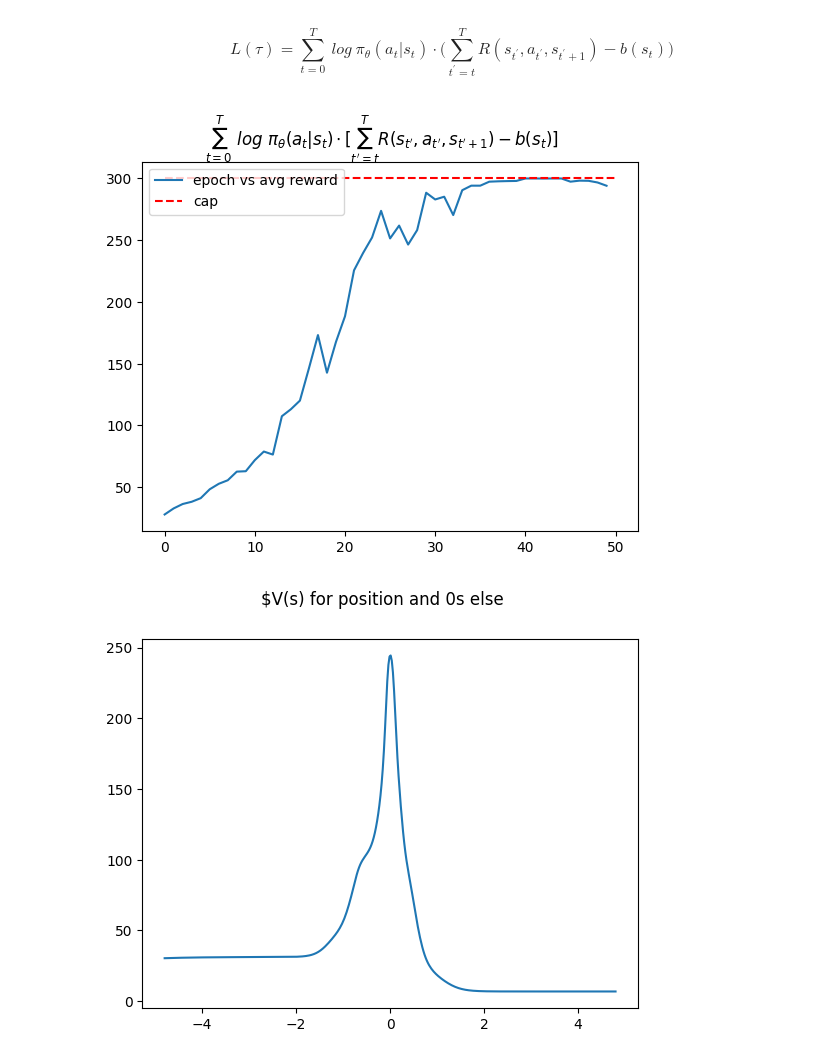
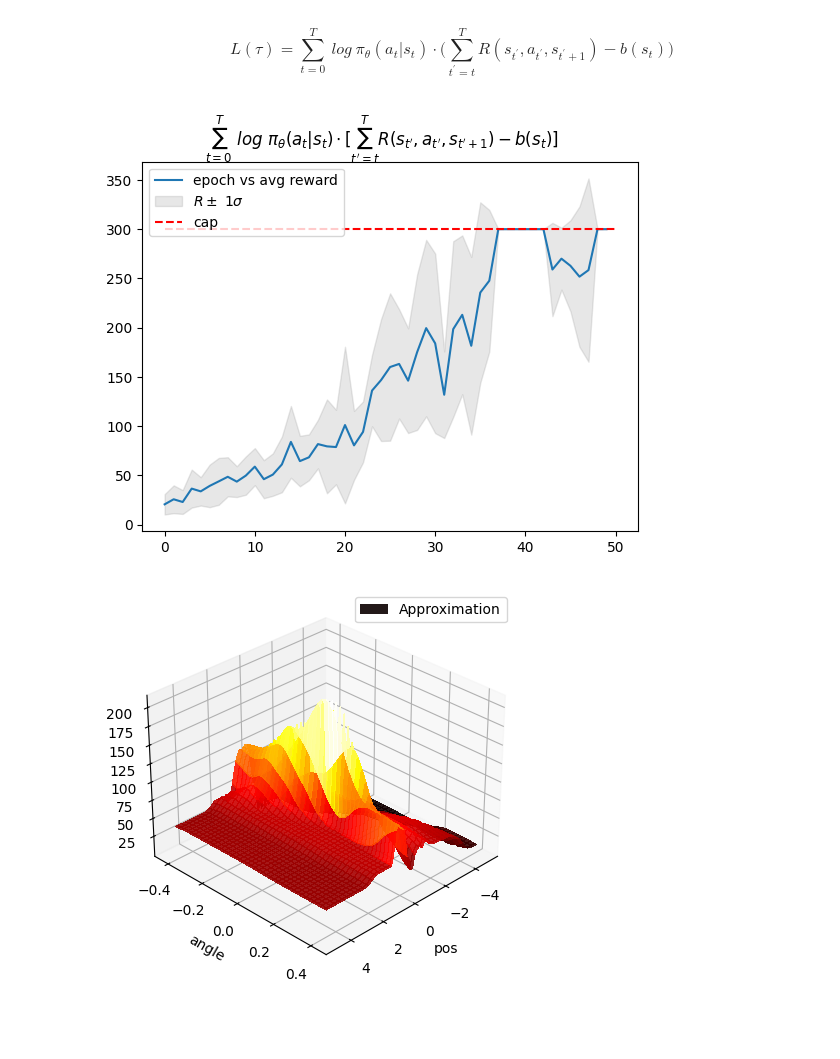
Before and after one commit to ajegorovs/aj_python_tool_lib, a Jupyter notebook: data_processing/neural_networks/DEEP_RL_Deep_Reinfocement_Learning/01_Simplest_Policy_Gradient_Implementations.ipynb, the cells around one changed output. Cells and saved outputs as stored; diff of their text form; code cells hidden in the pictures; blank space fills up the shorter version.

```diff
--- a/data_processing/neural_networks/DEEP_RL_Deep_Reinfocement_Learning/01_Simplest_Policy_Gradient_Implementations.ipynb
+++ b/data_processing/neural_networks/DEEP_RL_Deep_Reinfocement_Learning/01_Simplest_Policy_Gradient_Implementations.ipynb
@@ -248,9 +236,13 @@ Source from https://spinningup.openai.com/en/latest/algorithms/vpg.html
 
 ![image.png](attachment:image.png)
 # %%
+env_CP          = env_info('CartPole-v1',device=device)
 env_CP_policy   = policy(   num_obs, num_acts   , [32])
 env_CP_value    = value(    num_obs, 1          , [32], lr = 0.1)
+env_CP_policy.to(device)
+env_CP_value.to(device)
 progress        = []
+progress_std    = []
 # %% [markdown]
 
 $$L(\tau) = \sum_{t=0}^{T} \ log  \ \pi_\theta(a_t|s_t) \cdot \bigg(\sum_{t^\prime = t}^T R(s_{t^\prime}, a_{t^\prime}, s_{t^\prime +1}) -b(s_t)\bigg)$$
@@ -299,19 +277,33 @@ for _ in tq_iter:
 # %%
-plt.plot(progress, label='epoch vs avg reward')    ;
-plt.hlines(300, 0, len(progress), linestyles='--', label='cap', colors= 'r')
+x = torch.arange(len(progress))
+y1 = torch.tensor(progress)
+y2 = torch.tensor(progress_std)
+plt.plot(x,y1, label='epoch vs avg reward')    ;
+plt.fill_between(x, y1 - y2, y1 + y2, color='#888888', alpha=0.2, label='$R\pm$ 1$\sigma$')
+plt.hlines(reward_cap, 0, len(progress), linestyles='--', label='cap', colors= 'r')
 plt.legend()
 plt.suptitle(r'$\sum_{t=0}^{T} \ log  \ \pi_\theta(a_t|s_t) \cdot [\sum_{t^\prime = t}^T R(s_{t^\prime}, a_{t^\prime}, s_{t^\prime +1}) -b(s_t)]$');
 # %% [output]
-[figure, old version]
+[figure, new version]
-# %%
-pos_min = env_CP.env.observation_space.low[0]
-pos_max = env_CP.env.observation_space.high[0]
-pos = torch.linspace(pos_min,pos_max, 400)
-comb = torch.vstack((pos,torch.zeros_like(pos),torch.zeros_like(pos),torch.zeros_like(pos))).T
-with torch.no_grad():
-    y = env_CP_value.get_value(comb).detach().numpy()
-    x = pos.numpy()
-    plt.plot(x,y)
-    plt.suptitle(r'$V(s) for position and 0s else')
-# %% [output]
-[figure, removed]
+# %%
+with torch.no_grad():
+  x = torch.linspace(env_CP.env.observation_space.low[0], env_CP.env.observation_space.high[0], 80)
+  y = torch.linspace(env_CP.env.observation_space.low[2], env_CP.env.observation_space.high[2], 80)
+  z = torch.zeros([len(x), len(y)])
+  for i in range(len(x)):
+    for j in range(len(y)):
+      z[i,j] =  env_CP_value.get_value(torch.Tensor([x[i],0,y[j],0]).to(float))[0].detach().item()
+
+  fig = plt.figure(figsize=(10,5))
+  ax = fig.add_subplot(1, 1, 1, projection='3d',computed_zorder=False)
+  X, Y = torch.meshgrid(x, y)
+  surf = ax.plot_surface(X.numpy(), Y.numpy(), z, cmap=plt.get_cmap('hot'), linewidth=1.5, antialiased=False, alpha = 0.9, label='Approximation')
+  #Z = target_fn(X,Y).reshape(res,res)
+  #ax.plot_wireframe(X.numpy(), Y.numpy(), Z.numpy(), rstride=10, cstride=10, linewidth = 0.7, label='True surface')#, zorder = 100)
+  ax.view_init(elev=30., azim=45)
+  ax.set_xlabel('pos')
+  ax.set_ylabel('angle')
+  plt.legend()
+  plt.show()
+# %% [output]
+[figure, added]
```
Also changed, not shown: parts of 11 cells of this notebook, 4 other files.
